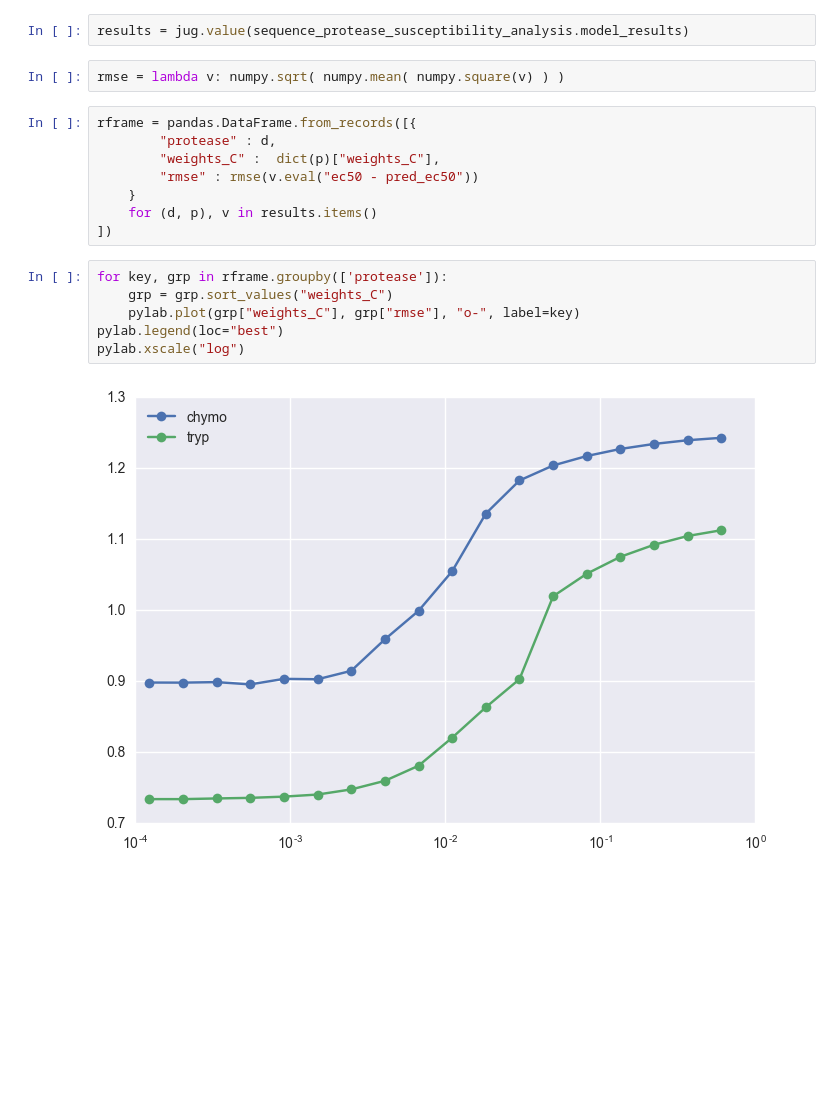
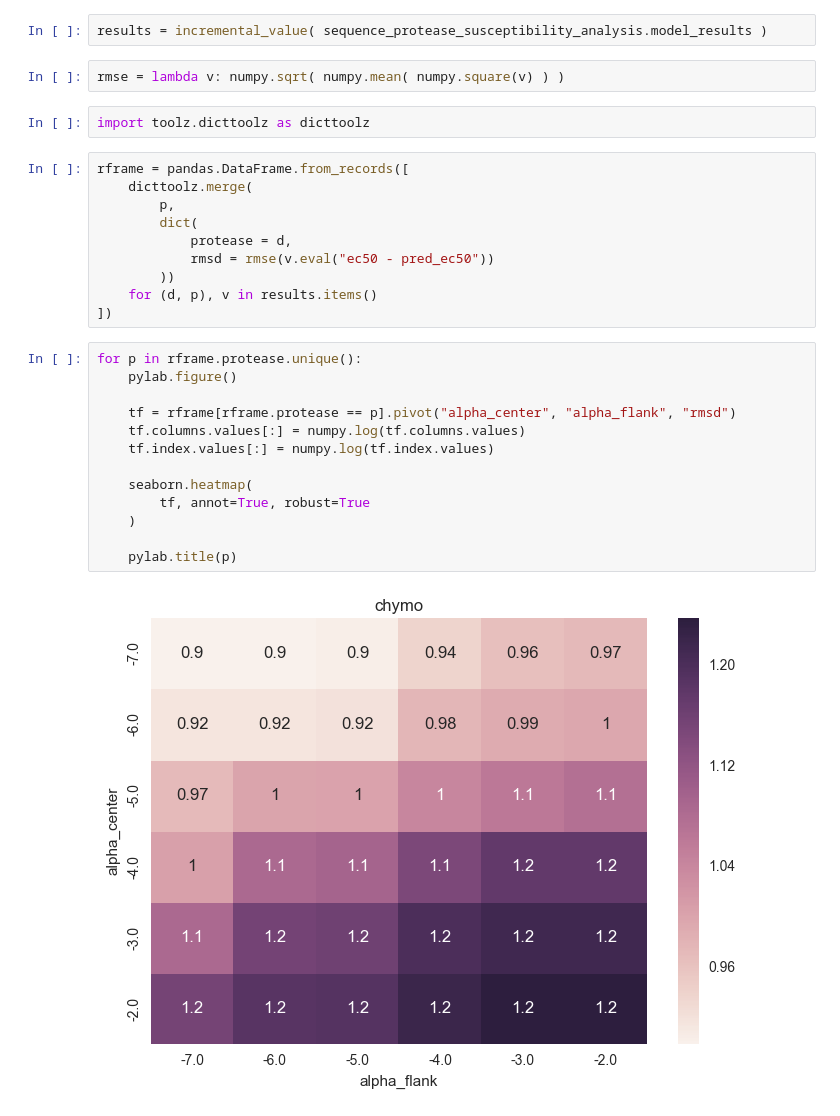
Before and after one commit to asford/protease_experimental_analysis, a Jupyter notebook: workspace/sequence_protease_susceptibility_analysis_analysis.ipynb, the cells around one changed output. Saved outputs shown, nothing was run; the diff lists cells and outputs as text; blank space fills up the shorter version.

Commit message:
Split protease suscept regularization into center and flank parameters.

```diff
--- a/workspace/sequence_protease_susceptibility_analysis_analysis.ipynb
+++ b/workspace/sequence_protease_susceptibility_analysis_analysis.ipynb
@@ -18,20 +39,31 @@ import sequence_protease_susceptibility_analysis
 # %%
-results = jug.value(sequence_protease_susceptibility_analysis.model_results)
+results = incremental_value( sequence_protease_susceptibility_analysis.model_results )
 # %%
 rmse = lambda v: numpy.sqrt( numpy.mean( numpy.square(v) ) )
+# %%
+import toolz.dicttoolz as dicttoolz
 # %%
-rframe = pandas.DataFrame.from_records([{
-        "protease" : d,
-        "weights_C" :  dict(p)["weights_C"],
-        "rmse" : rmse(v.eval("ec50 - pred_ec50"))
-    }
+rframe = pandas.DataFrame.from_records([
+    dicttoolz.merge(
+        p,
+        dict(
+            protease = d,
+            rmsd = rmse(v.eval("ec50 - pred_ec50"))
+        ))
     for (d, p), v in results.items()
 ])
-# %%
-for key, grp in rframe.groupby(['protease']):
-    grp = grp.sort_values("weights_C")
-    pylab.plot(grp["weights_C"], grp["rmse"], "o-", label=key)
-pylab.legend(loc="best")
-pylab.xscale("log")
-# %% [output]
-[figure, removed]
+# %%
+for p in rframe.protease.unique():
+    pylab.figure()
+
+    tf = rframe[rframe.protease == p].pivot("alpha_center", "alpha_flank", "rmsd")
+    tf.columns.values[:] = numpy.log(tf.columns.values)
+    tf.index.values[:] = numpy.log(tf.index.values)
+
+    seaborn.heatmap(
+        tf, annot=True, robust=True
+    )
+
+    pylab.title(p)
+# %% [output]
+[figure, added]
```
Also changed, not shown: parts of 2 cells of this notebook, 2 other files.
